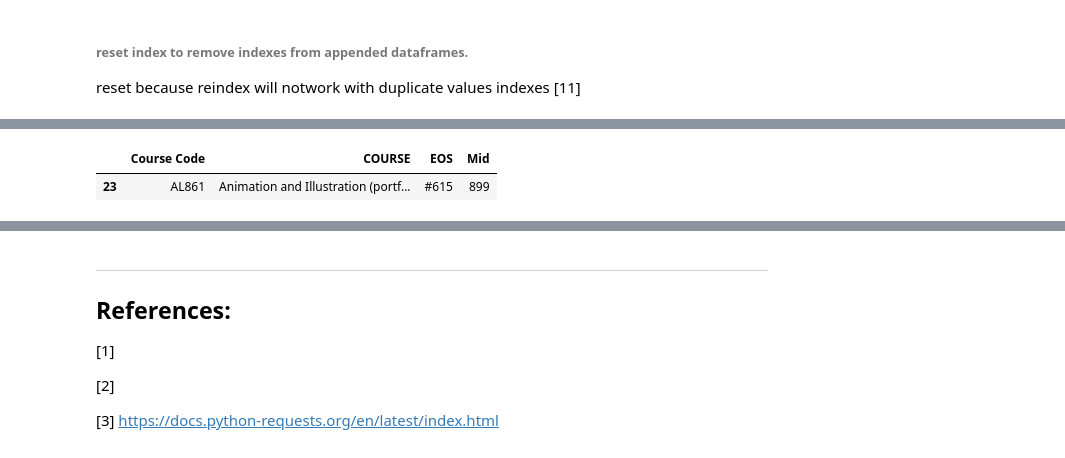
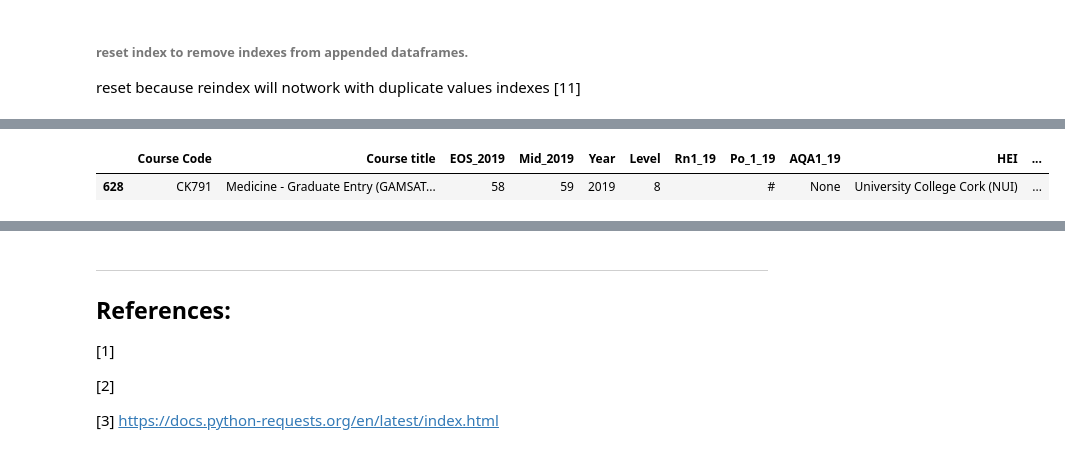
Before and after one commit to Jonish99/Fundamentals-of-Data-Analysis-Assessment, a Jupyter notebook: cao.ipynb, the cells around one changed output, grey strips where cells are left out. Saved outputs shown, nothing was run; the diff lists cells and outputs as text; code cells hidden in the pictures.

Commit message:
Function added to import L8 and L6/7 for 2019. Renamed all columns for ease of use. Joined 3 years of CAO points to one df.

```diff
--- a/cao.ipynb
+++ b/cao.ipynb
@@ -411,3 +441,9 @@ tbl_cnt
 # %%
 # The file path for the csv file.
-path = 'data/cao2019_csv_' + nowstr + '.csv'
+path2019_l8='http://www2.cao.ie/points/lvl8_19.pdf'
+path2019_l67 ='http://www2.cao.ie/points/lvl76_19.pdf'
+#create a path to back up the file as a csv
+path2019_csv_L8 = 'data/cao2019_L8_csv_' + nowstr + '.csv'
+path2019_csv_L67 = 'data/cao2019_L67_' + nowstr + '.csv'
+df2019L8=readTables(path2019_l8,path2019_csv_L8)
+df2019L67=readTables(path2019_l67,path2019_csv_L67)
@@ -434,6 +450,7 @@ dfcombined.to_csv(path)
 # %% [markdown]
 Filter df so only rows with course codes remain. [10]
 # %%
+#function to filter the dataframe on course code reg ex - i.e. get rid of institution title lines
 def regex_filter(val):
     regex= '[A-Z]{2}[0-9]{3}'
     if val:
@@ -445,4 +462,9 @@ def regex_filter(val):
     else:
         return False
 
-df_filtered = dfcombined[dfcombined['Course Code'].apply(regex_filter)]
+
+dfs = [df2019L67,df2019L8]
+df2019 = pd.concat(dfs,ignore_index=True)
+df2019 = df2019[df2019['Course Code'].apply(regex_filter)]
+
+df2019
@@ -470,6 +533,7 @@ df
+# %%
+df2019=df2019.rename(columns={'COURSE': 'Course title','Mid': 'Mid_2019','EOS': 'EOS_2019'})
 # %%
-display (df.loc[df['Course Code']=='AL861'])
-#deal with *, ~ etc
+display (df2019.loc[df2019['Course Code']=='CK791']) #AL861,CK201
 # %% [output]
-|  | Course Code | COURSE | EOS | Mid |
-| 23 | AL861 | Animation and Illustration (portf... | #615 | 899 |
+|  | Course Code | Course title | EOS_2019 | Mid_2019 | Year | Level | Rn1_19 | Po_1_19 | AQA1_19 | HEI | ... |
+| 628 | CK791 | Medicine - Graduate Entry (GAMSAT... | 58 | 59 | 2019 | 8 |  | # | None | University College Cork (NUI) | ... |
```
Also changed, not shown: parts of 27 cells of this notebook.
